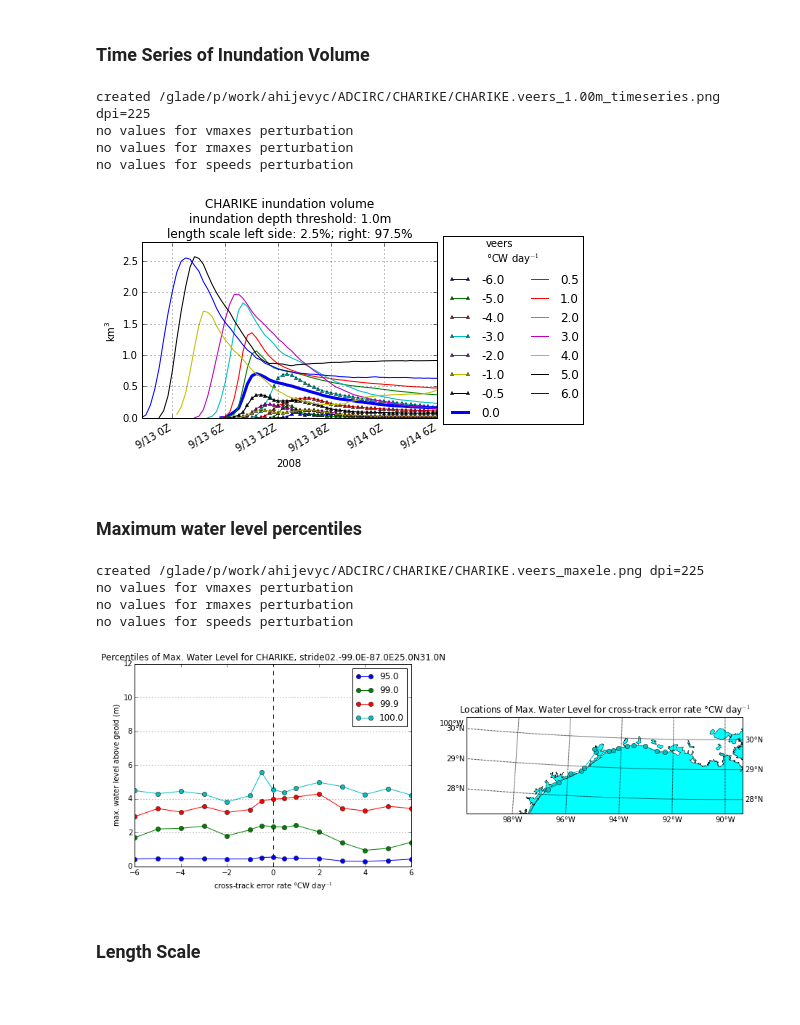
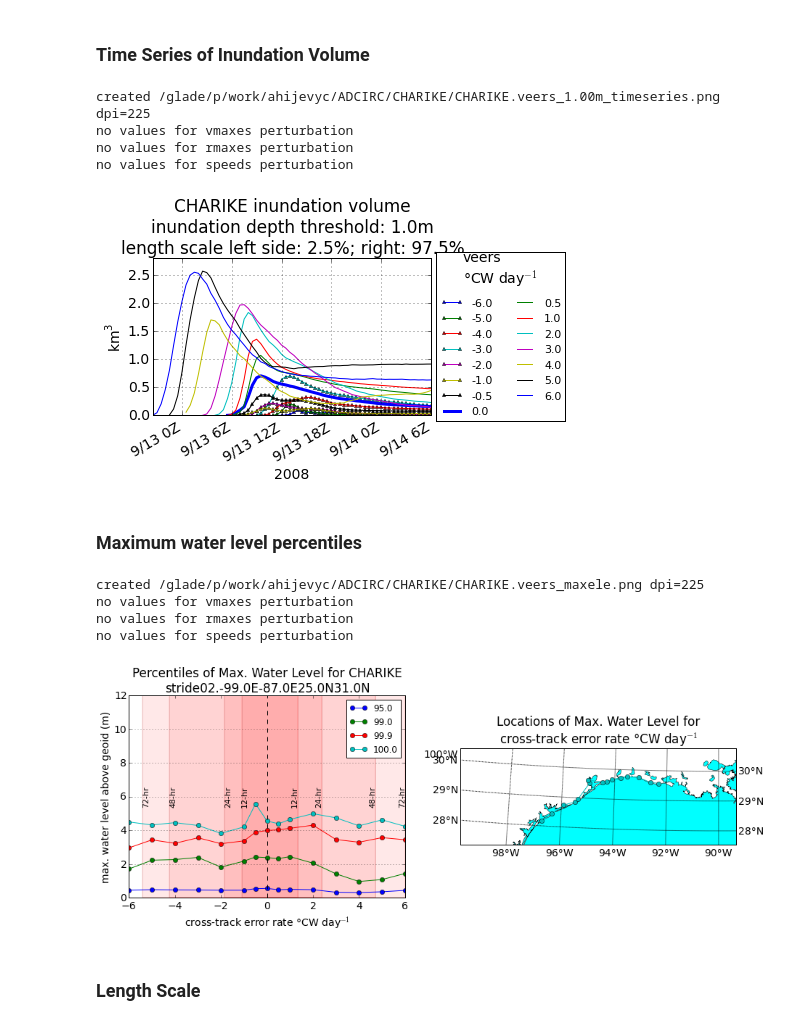
Before and after one commit to ahijevyc/ADCIRC, a Jupyter notebook: CHARIKE.ipynb, the cells around one changed output. Cells and saved outputs as stored; diff of their text form; code cells hidden in the pictures; blank space fills up the shorter version.

Commit message:
forecast error boxes for track perturbations, vertical dashed line at x=0

```diff
--- a/CHARIKE.ipynb
+++ b/CHARIKE.ipynb
@@ -23,6 +23,7 @@ from netCDF4 import Dataset
 import numpy as np
 import datetime as dt
 import matplotlib.pyplot as plt
+plt.rcParams.update({'font.size': 14})
 from mysavfig import mysavfig
 # %% [markdown]
 ###  Define Storm Class and Perturbation Class
@@ -428,35 +444,35 @@ for perturbation in [veers, vmaxes, rmaxes, speeds]:
         print "no values for "+perturbation.name+" perturbation"
         continue
 
     fig, ax = plt.subplots(figsize=(7,4))
     plt.title(perturbation.title)
     plt.tight_layout(rect=(0.02,0.0,0.7,1.))
     #print perturbation.values, perturbation.name, perturbation.dirname
     vdirs = perturbation.dirname
     for i, pert in enumerate(perturbation):
         thick = 3 if float(pert) == 0 else 1
         plt.plot(perturbation.time[i],perturbation.inund[i],label=pert,linewidth=thick,marker='^'if float(pert)<0 else '',markersize=3)
 
     units = '$\mathregular{km^3}$'
     plt.ylabel(units)
 
     plt.grid()
     ax.set_ylim(0,2.8)
     if perturbation.storm.name == 'IKE': ax.set_ylim(0,60.)
     ax.xaxis.set_major_formatter(dates.DateFormatter('%-m/%-d %-H'+'Z'))
     ax.xaxis.set_major_locator(dates.HourLocator(byhour=[0,6,12,18]))
     fig.autofmt_xdate()
     plt.xlabel(perturbation.time[0][0].strftime("%Y"))
 
     # put legend to the right of the current axis
-    plt.legend(loc='center left', bbox_to_anchor=(1,0.5), title=perturbation.name+"\n"+perturbation.units, ncol=2)
+    plt.legend(loc='center left', bbox_to_anchor=(1,0.5), title=perturbation.name+"\n"+perturbation.units, ncol=2, fontsize=11)
     status = mysavfig(perturbation.storm.basedir+perturbation.storm.name+'.'+perturbation.name+'_'+perturbation.Ithresh+'_timeseries.png',dpi=225)
 # %% [output]
 created /glade/p/work/ahijevyc/ADCIRC/CHARIKE/CHARIKE.veers_1.00m_timeseries.png dpi=225
 no values for vmaxes perturbation
 no values for rmaxes perturbation
 no values for speeds perturbation
-[figure, old version]
+[figure, new version]
 # %% [markdown]
 ### Maximum water level percentiles
 # %%
@@ -499,21 +515,24 @@ for perturbation in [veers, vmaxes, rmaxes, speeds]:
         imaxs.append(t)
 
     ax[0].set_ylabel('max. water level above geoid (m)')
-    ax[0].set_title("Percentiles of Max. Water Level for "+thisstorm.name+", "+thisstorm.domain)
+    ax[0].set_title("Percentiles of Max. Water Level for "+thisstorm.name+"\n"+thisstorm.domain)
     ax[0].yaxis.grid()
     ax[0].set_ylim(0,12)
-    legend = ax[0].legend(loc='best')
+    legend = ax[0].legend(loc='best', fontsize=12)
     ax[0].set_xlabel(perturbation.xlabel)
     ax[0].axvline(x=0, linestyle='dashed', color='black')
+    if perturbation.name == 'veers':
+        track_forecast_err_boxes(ax[0])
+
     m = map_points(ax[1], meshlon[imaxs], meshlat[imaxs], marker='o', color=line[0].get_color())
-    ax[1].set_title('Locations of Max. Water Level for '+perturbation.xlabel)
+    ax[1].set_title('Locations of Max. Water Level for\n'+perturbation.xlabel)
     status = mysavfig(perturbation.storm.basedir+perturbation.storm.name+'.'+perturbation.name+'_maxele.png',dpi=225)
 # %% [output]
 created /glade/p/work/ahijevyc/ADCIRC/CHARIKE/CHARIKE.veers_maxele.png dpi=225
 no values for vmaxes perturbation
 no values for rmaxes perturbation
 no values for speeds perturbation
-[figure, old version]
+[figure, new version]
 # %% [markdown]
 ### Length Scale
 # %% [markdown]
```
Also changed, not shown: parts of 8 cells of this notebook.
